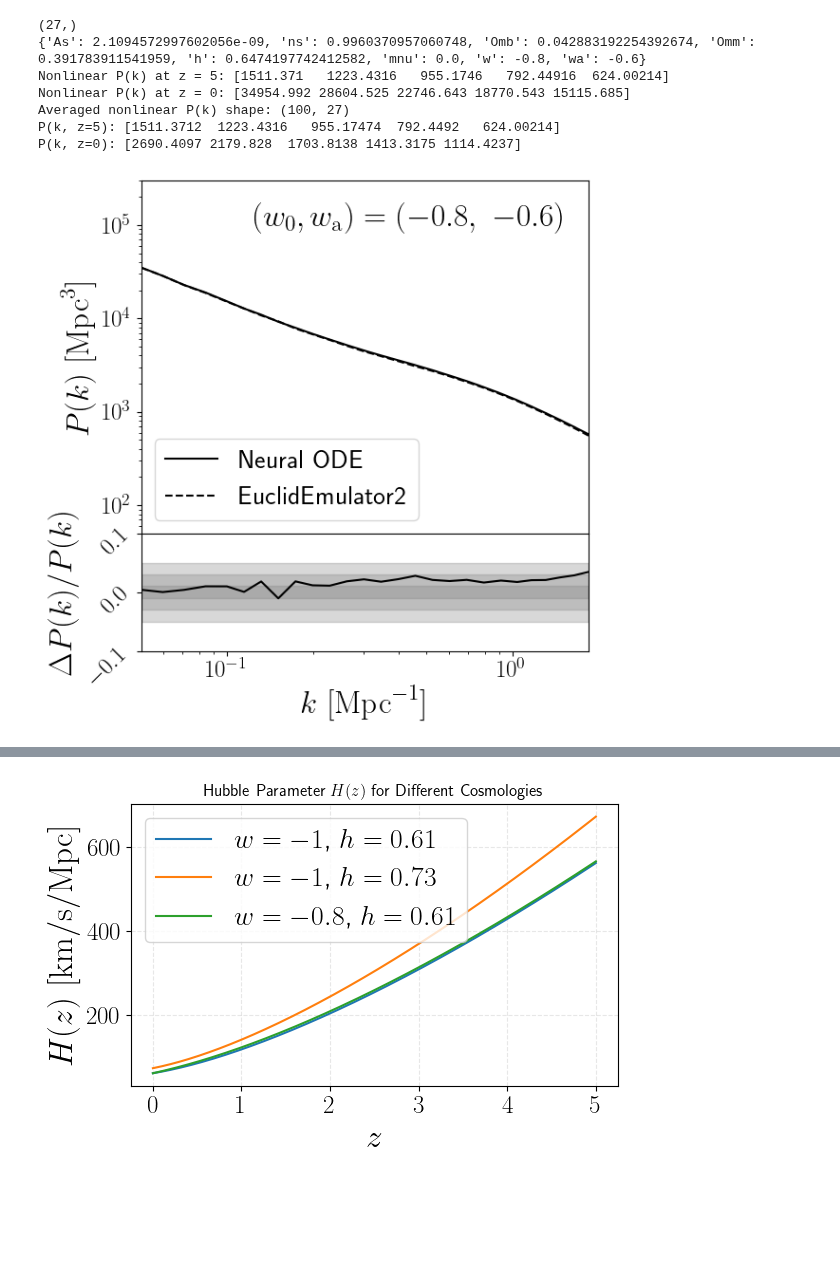
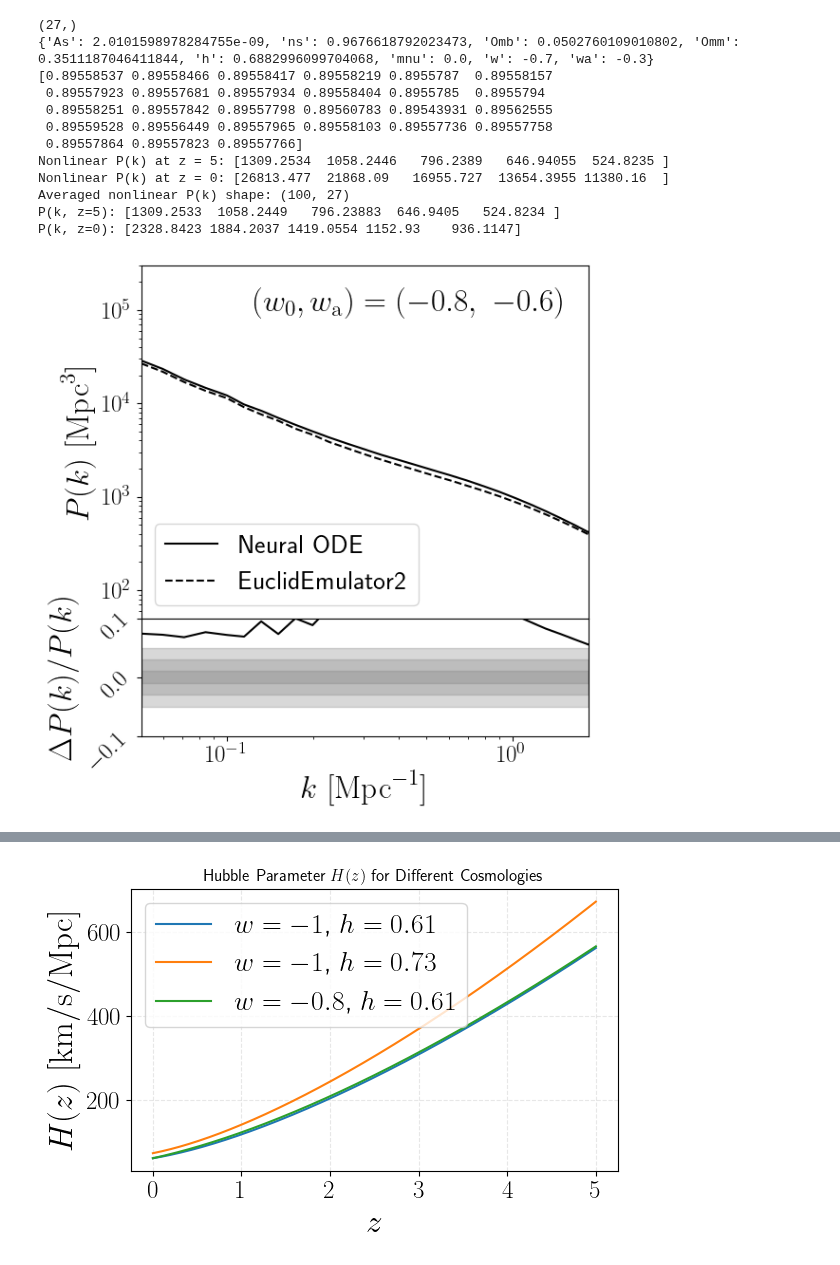
Before and after one commit to pltaylor16/odd_emu, a Jupyter notebook: new_approach_2/results.ipynb, the cells around one changed output, grey strips where cells are left out. Drawn from its saved outputs; the diff is of its cells as text; code cells hidden in the pictures; blank space fills up the shorter version.

```diff
--- a/new_approach_2/results.ipynb
+++ b/new_approach_2/results.ipynb
@@ -113,7 +113,7 @@ for seed in [42]:
         return 100.0 * h * jnp.sqrt(Ez2)
 
     def rho_m_func(z):
-        rho_crit = 3 * (100.0 * h)**2. / (8 * jnp.pi * G)
+        rho_crit = 3 * (100.0 * h)**2 / (8 * jnp.pi * G)
         return Omm * rho_crit * (1+z) ** 3.
 
     # --- Load normalization ---
@@ -137,10 +137,10 @@ for seed in [42]:
         mlp: eqx.nn.MLP
         def __init__(self, key=None):
             dummy_key = jax.random.PRNGKey(0) if key is None else key
-            self.mlp = eqx.nn.MLP(in_size=k_shp + 3, out_size=k_shp, width_size=512, depth=4, key=dummy_key)
+            self.mlp = eqx.nn.MLP(in_size=k_shp + 2, out_size=k_shp, width_size=512, depth=4, key=dummy_key)
 
-        def __call__(self, P, H, rho, z):
-            x = jnp.concatenate([P, H, rho, jnp.atleast_1d(z)])
+        def __call__(self, P, H, rho):
+            x = jnp.concatenate([P, H, rho])
             return self.mlp(x)
 
     # --- ODE RHS ---
@@ -148,7 +148,7 @@ for seed in [42]:
         model, = args
         H_z = jnp.atleast_1d(H_norm(z))
         rho_z = jnp.atleast_1d(rho_norm(z))
-        return model(logP, H_z, rho_z, z)
+        return model(logP, H_z, rho_z)
 
     # --- Initial condition and time range ---
     z0 = 5.0
@@ -161,7 +161,7 @@ for seed in [42]:
     all_pk = []
 
     for i in range(10):
-        model_path = os.path.join(model_dir, f"learned_model_logpk_{i}.eqx")
+        model_path = os.path.join(model_dir, f"learned_model_logpk_noz_{i}.eqx")
         model = RHS()
         model_params = eqx.tree_deserialise_leaves(model_path, model)
         model = eqx.combine(model_params, model)
@@ -406,10 +406,10 @@ for j in range(10):
         mlp: eqx.nn.MLP
         def __init__(self, key=None):
             dummy_key = jax.random.PRNGKey(0) if key is None else key
-            self.mlp = eqx.nn.MLP(in_size=k_shp + 3, out_size=k_shp, width_size=512, depth=4, key=dummy_key)
+            self.mlp = eqx.nn.MLP(in_size=k_shp + 2, out_size=k_shp, width_size=512, depth=4, key=dummy_key)
 
-        def __call__(self, P, H, rho, z):
-            x = jnp.concatenate([P, H, rho, jnp.atleast_1d(z)])
+        def __call__(self, P, H, rho):
+            x = jnp.concatenate([P, H, rho])
             return self.mlp(x)
 
     # --- ODE RHS ---
@@ -417,7 +417,7 @@ for j in range(10):
         model, = args
         H_z = jnp.atleast_1d(H_norm(z))
         rho_z = jnp.atleast_1d(rho_norm(z))
-        return model(logP, H_z, rho_z, z)
+        return model(logP, H_z, rho_z)
 
     # --- Initial condition and time range ---
     z0 = 5.0
@@ -430,7 +430,7 @@ for j in range(10):
     all_pk = []
 
     for i in range(10):
-        model_path = os.path.join(model_dir, f"learned_model_logpk_{i}.eqx")
+        model_path = os.path.join(model_dir, f"learned_model_logpk_noz_{i}.eqx")
         model = RHS()
         model_params = eqx.tree_deserialise_leaves(model_path, model)
         model = eqx.combine(model_params, model)
@@ -507,7 +507,7 @@ import os
 os.environ['MPLCONFIGDIR'] = os.getcwd() + "/configs/"
 from matplotlib import pyplot as plt
 
-for seed in [1]:
+for seed in [48]:
 
     # --- Initialize emulator ---
     emulator = CosmoPowerJAX(probe="mpk_lin")
@@ -529,8 +529,8 @@ for seed in [1]:
     Omm = rng.uniform(0.24, 0.40)
     h = rng.uniform(0.61, 0.73)
     mnu = 0.0
-    w = -0.8
-    wa = -0.6
+    w = -0.7
+    wa = -0.3
 
     k_h_units = k / h
 
@@ -576,6 +576,8 @@ for seed in [1]:
 
     camb_ratio_0 = get_camb_pk_ratio(0.0, k_h_units, cosmo_dict)
     camb_ratio_5 = get_camb_pk_ratio(5.0, k_h_units, cosmo_dict)
+
+    print (camb_ratio_0)
 
 
     def get_nonlinear_pk(z):
@@ -666,10 +668,10 @@ for seed in [1]:
         mlp: eqx.nn.MLP
         def __init__(self, key=None):
             dummy_key = jax.random.PRNGKey(0) if key is None else key
-            self.mlp = eqx.nn.MLP(in_size=k_shp + 3, out_size=k_shp, width_size=512, depth=4, key=dummy_key)
+            self.mlp = eqx.nn.MLP(in_size=k_shp + 2, out_size=k_shp, width_size=512, depth=4, key=dummy_key)
 
-        def __call__(self, P, H, rho, z):
-            x = jnp.concatenate([P, H, rho, jnp.atleast_1d(z)])
+        def __call__(self, P, H, rho):
+            x = jnp.concatenate([P, H, rho])
             return self.mlp(x)
 
     # --- ODE RHS ---
@@ -677,7 +679,10 @@ for seed in [1]:
         model, = args
         H_z = jnp.atleast_1d(H_norm(z))
         rho_z = jnp.atleast_1d(rho_norm(z))
-        return model(logP, H_z, rho_z, z)
+        return model(logP, H_z, rho_z)
+
+
+
 
     # --- Initial condition and time range ---
     z0 = 5.0
@@ -690,7 +695,7 @@ for seed in [1]:
     all_pk = []
 
     for i in range(10):
-        model_path = os.path.join(model_dir, f"learned_model_logpk_{i}.eqx")
+        model_path = os.path.join(model_dir, f"learned_model_logpk_noz_{i}.eqx")
         model = RHS()
         model_params = eqx.tree_deserialise_leaves(model_path, model)
         model = eqx.combine(model_params, model)
@@ -763,39 +768,44 @@ for seed in [1]:
     r"$(w_{\rm 0}, w_{\rm a}) = (-0.8,\ -0.6)$",
     transform=ax1.transAxes,
     fontsize=24,
     verticalalignment='bottom'
 )
 
     # --- Bottom panel: Residuals ---
     residual = (pk_mean[-1] - pk_nl_z0) / pk_nl_z0
     ax2.plot(k, residual, color='k')
     ax2.set_xscale('log')
     ax2.set_xlabel(r"$k\ [\mathrm{Mpc}^{-1}]$")
     ax2.set_ylabel(r"$\Delta P(k) / P(k)$")
     ax2.set_ylim(-0.1, 0.1)
     ax2.axhspan(-0.05, 0.05, color='gray', alpha=0.3, zorder=0)
     ax2.axhspan(-0.03, 0.03, color='gray', alpha=0.3, zorder=0)
     ax2.axhspan(-0.01, 0.01, color='gray', alpha=0.3, zorder=0)
 
     # Rotate tick labels on bottom plot
     for label in ax2.get_yticklabels():
         label.set_rotation(45)
 
     # Shared x-limits
     ax2.set_xlim(k.min(), k.max())
 
     #fig.title(r"$(w_{\rm 0}, w_{\rm a}) = (-0.8,\ 0.6)$", fontsize=24)
     plt.tight_layout()
     plt.savefig('plots/pk_w1.pdf')
 # %% [output]
 (27,)
-{'As': 2.1094572997602056e-09, 'ns': 0.9960370957060748, 'Omb': 0.042883192254392674, 'Omm': 0.391783911541959, 'h': 0.6474197742412582, 'mnu': 0.0, 'w': -0.8, 'wa': -0.6}
-Nonlinear P(k) at z = 5: [1511.371   1223.4316   955.1746   792.44916  624.00214]
-Nonlinear P(k) at z = 0: [34954.992 28604.525 22746.643 18770.543 15115.685]
+{'As': 2.0101598978284755e-09, 'ns': 0.9676618792023473, 'Omb': 0.0502760109010802, 'Omm': 0.3511187046411844, 'h': 0.6882996099704068, 'mnu': 0.0, 'w': -0.7, 'wa': -0.3}
+[0.89558537 0.89558466 0.89558417 0.89558219 0.8955787  0.89558157
+ 0.89557923 0.89557681 0.89557934 0.89558404 0.8955785  0.8955794
+ 0.89558251 0.89557842 0.89557798 0.89560783 0.89543931 0.89562555
+ 0.89559528 0.89556449 0.89557965 0.89558103 0.89557736 0.89557758
+ 0.89557864 0.89557823 0.89557766]
+Nonlinear P(k) at z = 5: [1309.2534  1058.2446   796.2389   646.94055  524.8235 ]
+Nonlinear P(k) at z = 0: [26813.477  21868.09   16955.727  13654.3955 11380.16  ]
 Averaged nonlinear P(k) shape: (100, 27)
-P(k, z=5): [1511.3712  1223.4316   955.17474  792.4492   624.00214]
-P(k, z=0): [2690.4097 2179.828  1703.8138 1413.3175 1114.4237]
+P(k, z=5): [1309.2533  1058.2449   796.23883  646.9405   524.8234 ]
+P(k, z=0): [2328.8423 1884.2037 1419.0554 1152.93    936.1147]
-[figure, old version]
+[figure, new version]
 # %%
 import numpy as np
 from cosmopower_jax.cosmopower_jax import CosmoPowerJAX
```
Also changed, not shown: parts of 3 cells of this notebook.
